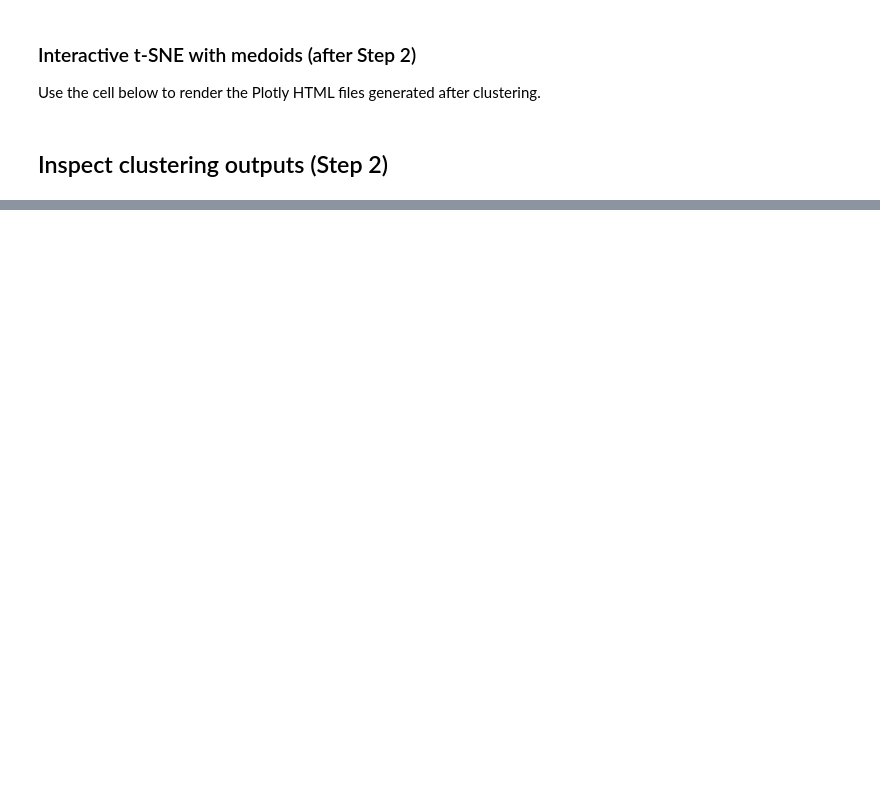
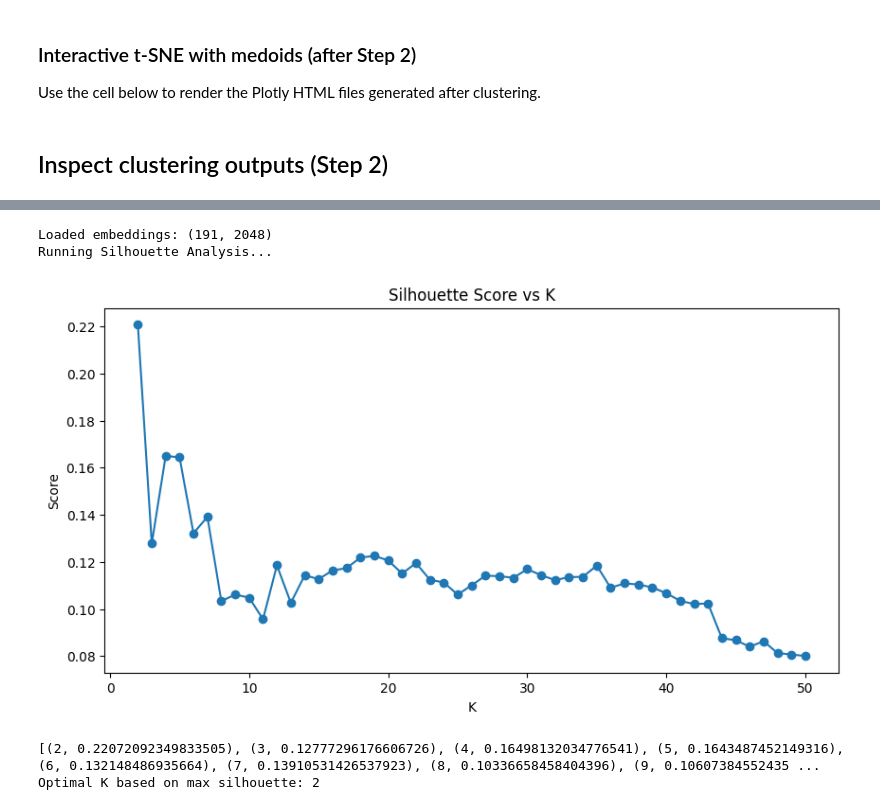
Before and after one commit to dice-group/HTYLLM-PG, a Jupyter notebook: approaches/CoLA/data_prep/data_sampling_overview.ipynb, the cells around one changed output, grey strips where cells are left out. Drawn from its saved outputs; the diff is of its cells as text; code cells hidden in the pictures; blank space fills up the shorter version.

```diff
--- a/approaches/CoLA/data_prep/data_sampling_overview.ipynb
+++ b/approaches/CoLA/data_prep/data_sampling_overview.ipynb
@@ -117,0 +128,39 @@ preview_csv(cola_files, "CoLA")
+# %%
+import numpy as np
+from sklearn.cluster import KMeans
+from sklearn.metrics import silhouette_score, pairwise_distances
+import matplotlib.pyplot as plt
+
+# Load Llama-3 embeddings
+emb_df = pd.read_csv(DATA_DIR / "llm_embeddings.csv")
+X = emb_df.values
+print(f"Loaded embeddings: {X.shape}")
+
+# 1. Silhouette Analysis
+scores = []
+K_range = range(2, 51)
+print("Running Silhouette Analysis...")
+for k in K_range:
+    kmeans = KMeans(n_clusters=k, init="k-means++", n_init="auto", random_state=42)
+    labels = kmeans.fit_predict(X)
+    score = silhouette_score(X, labels)
+    scores.append(score)
+
+plt.figure(figsize=(10, 5))
+plt.plot(K_range, scores, marker='o')
+plt.title("Silhouette Score vs K")
+plt.xlabel("K")
+plt.ylabel("Score")
+plt.show()
+
+optimal_k = K_range[np.argmax(scores)]
+print("All silhouette scores:", list(zip(K_range, scores)))
+top5 = sorted(zip(K_range, scores), key=lambda x: x[1], reverse=True)[:5]
+print("Top 5 silhouette scores:", top5)
+print(f"Optimal K based on max silhouette: {optimal_k}")
+# %% [output]
+Loaded embeddings: (191, 2048)
+Running Silhouette Analysis...
+[figure, added]
+[(2, 0.22072092349833505), (3, 0.12777296176606726), (4, 0.16498132034776541), (5, 0.1643487452149316), (6, 0.132148486935664), (7, 0.13910531426537923), (8, 0.10336658458404396), (9, 0.10607384552435 ...
+Optimal K based on max silhouette: 2
```
Also changed, not shown: parts of 11 cells of this notebook, 3 other files.
